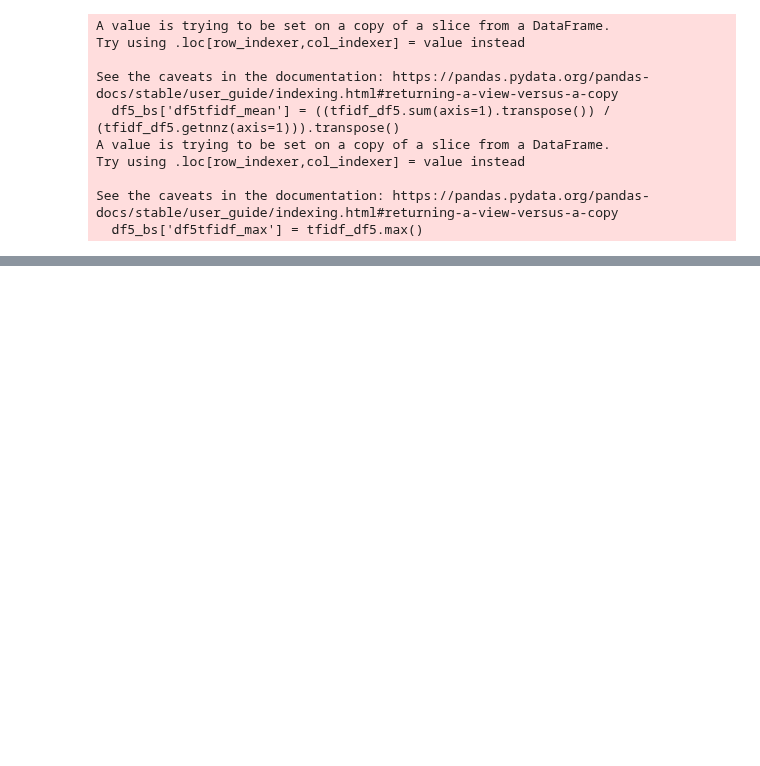
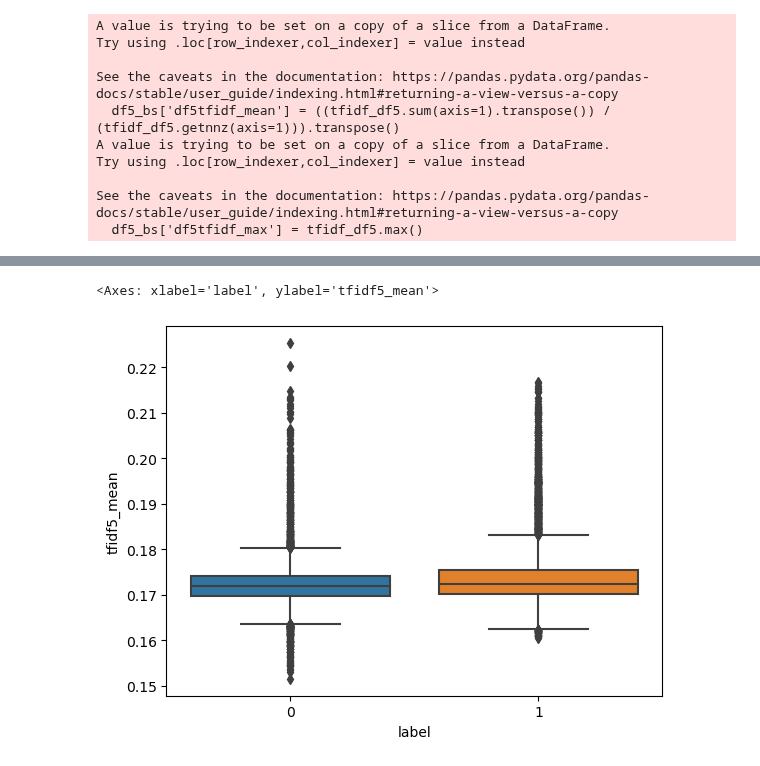
Before and after one commit to kenclements/praxis, a Jupyter notebook: cert-preprocess.ipynb, the cells around one changed output, grey strips where cells are left out. Saved outputs shown, nothing was run; the diff lists cells and outputs as text; code cells hidden in the pictures; blank space fills up the shorter version.

```diff
--- a/cert-preprocess.ipynb
+++ b/cert-preprocess.ipynb
@@ -293,0 +307,3 @@ final_under['label'] = y
+# %%
+final_smote = SMOTE(k_neighbors=5)
+X_final_smote, y_final_smote = final_smote.fit_resample(X, y)
@@ -398,0 +343,5 @@ sb.displot(data=temp3, x="tfidf5_mean", y='tfidf3_mean', hue="label", kind='kde'
+# %%
+sb.boxplot(data=final_smote, x="label", y='tfidf5_mean')
+# %% [output]
+<Axes: xlabel='label', ylabel='tfidf5_mean'>
+[figure, added]
```
Also changed, not shown: parts of 94 cells of this notebook, 2 other files.
